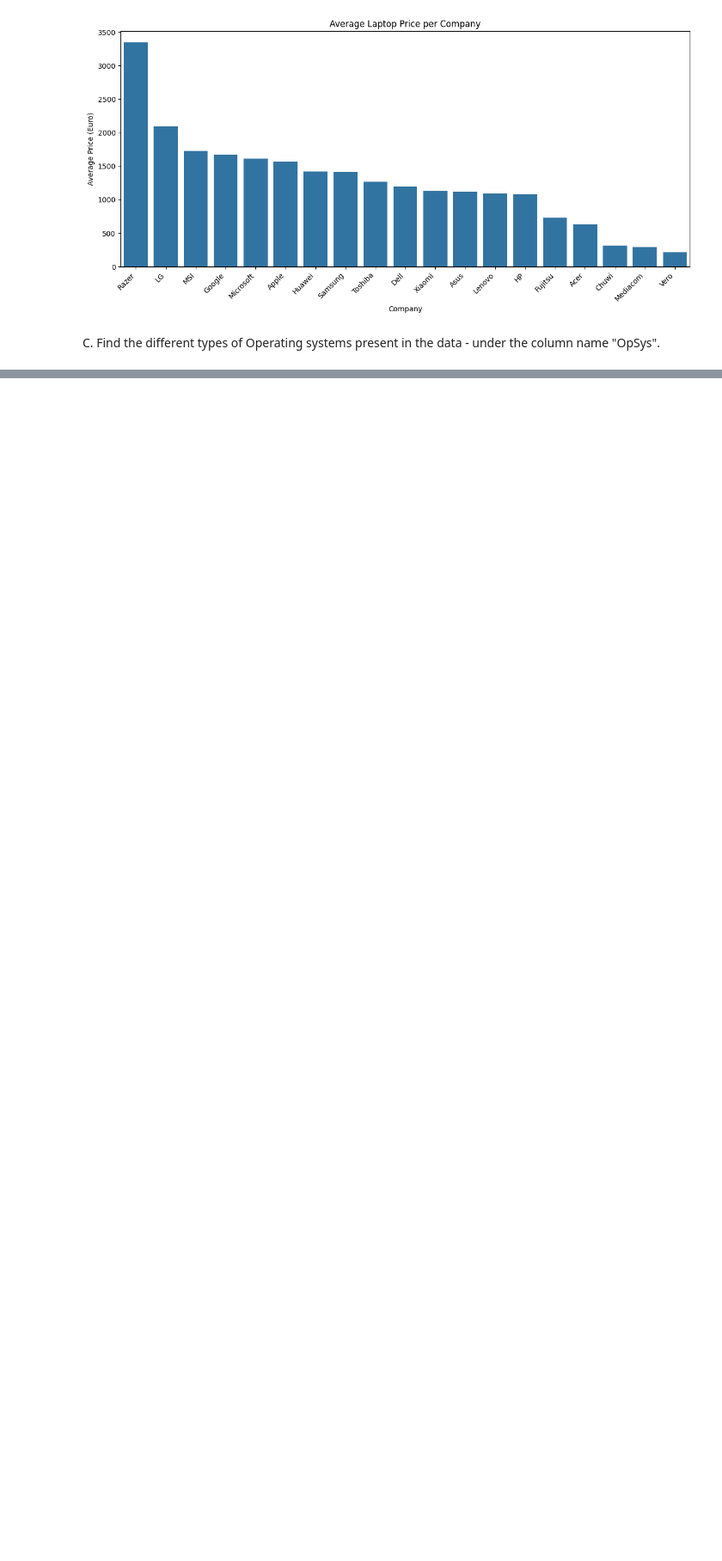
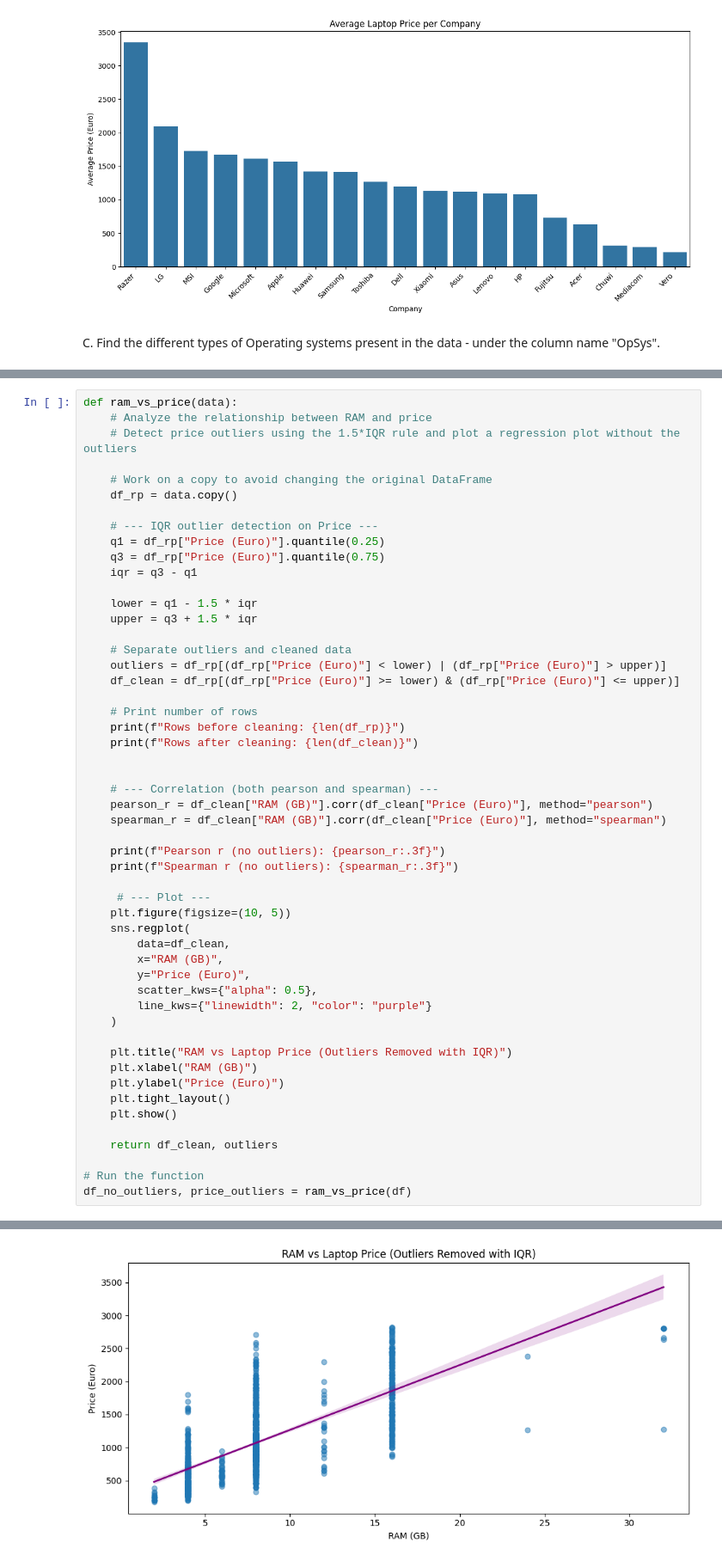
Before and after one commit to hila-yogev/Mini_Project_1_GIT, a Jupyter notebook: Mini_Project_1.ipynb, the cells around one changed output, grey strips where cells are left out. Shown at 86% size. Saved outputs shown, nothing was run; the diff lists cells and outputs as text; blank space fills up the shorter version.

```diff
--- a/Mini_Project_1.ipynb
+++ b/Mini_Project_1.ipynb
@@ -227,0 +265,53 @@ Name: count, dtype: int64
+# %%
+def ram_vs_price(data):
+    # Analyze the relationship between RAM and price
+    # Detect price outliers using the 1.5*IQR rule and plot a regression plot without the outliers
+
+    # Work on a copy to avoid changing the original DataFrame
+    df_rp = data.copy()
+
+    # --- IQR outlier detection on Price ---
+    q1 = df_rp["Price (Euro)"].quantile(0.25)
+    q3 = df_rp["Price (Euro)"].quantile(0.75)
+    iqr = q3 - q1
+
+    lower = q1 - 1.5 * iqr
+    upper = q3 + 1.5 * iqr
+
+    # Separate outliers and cleaned data
+    outliers = df_rp[(df_rp["Price (Euro)"] < lower) | (df_rp["Price (Euro)"] > upper)]
+    df_clean = df_rp[(df_rp["Price (Euro)"] >= lower) & (df_rp["Price (Euro)"] <= upper)]
+
+    # Print number of rows
+    print(f"Rows before cleaning: {len(df_rp)}")
+    print(f"Rows after cleaning: {len(df_clean)}")
+
+
+    # --- Correlation (both pearson and spearman) ---
+    pearson_r = df_clean["RAM (GB)"].corr(df_clean["Price (Euro)"], method="pearson")
+    spearman_r = df_clean["RAM (GB)"].corr(df_clean["Price (Euro)"], method="spearman")
+
+    print(f"Pearson r (no outliers): {pearson_r:.3f}")
+    print(f"Spearman r (no outliers): {spearman_r:.3f}")
+
+     # --- Plot ---
+    plt.figure(figsize=(10, 5))
+    sns.regplot(
+        data=df_clean,
+        x="RAM (GB)",
+        y="Price (Euro)",
+        scatter_kws={"alpha": 0.5},
+        line_kws={"linewidth": 2, "color": "purple"}
+    )
+
+    plt.title("RAM vs Laptop Price (Outliers Removed with IQR)")
+    plt.xlabel("RAM (GB)")
+    plt.ylabel("Price (Euro)")
+    plt.tight_layout()
+    plt.show()
+
+    return df_clean, outliers
+
+# Run the function
+df_no_outliers, price_outliers = ram_vs_price(df)
+# %% [output]
@@ -227,0 +322 @@ Name: count, dtype: int64
+[figure, added]
```
Also changed, not shown: parts of 7 cells of this notebook.
